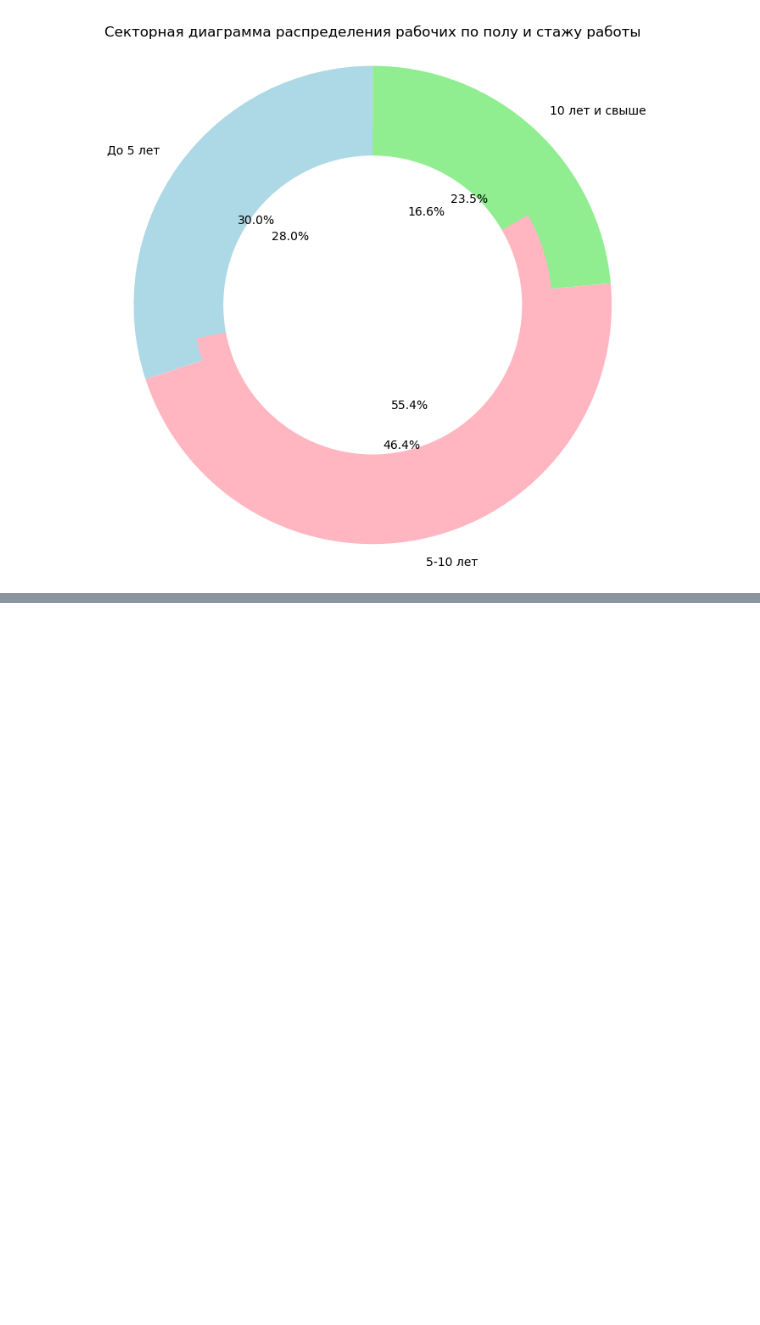
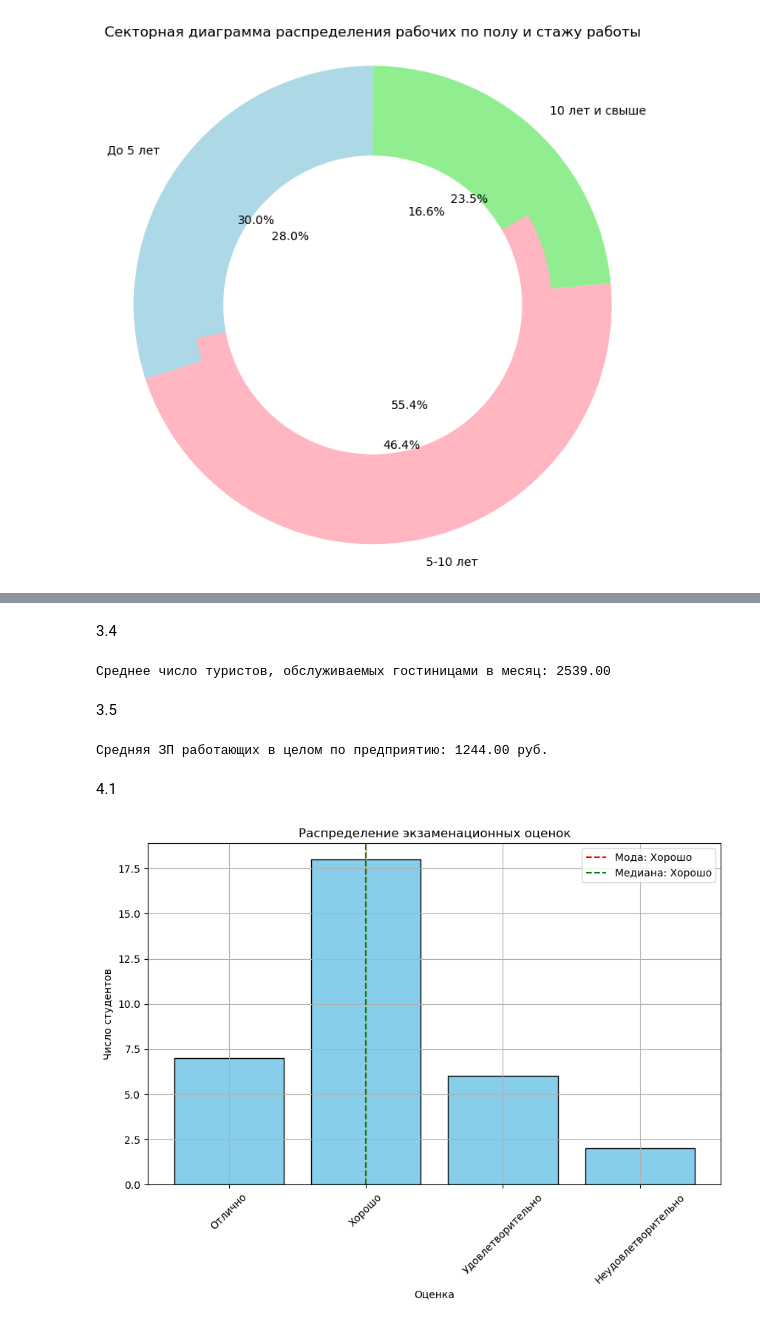
Before and after one commit to NDaVS/math, a Jupyter notebook: terver/dz4/main.ipynb, the cells around one changed output, grey strips where cells are left out. Drawn from its saved outputs; the diff is of its cells as text; code cells hidden in the pictures; blank space fills up the shorter version.

```diff
--- a/terver/dz4/main.ipynb
+++ b/terver/dz4/main.ipynb
@@ -485,0 +536,64 @@ plt.show()
+# %% [markdown]
+3.4
+# %%
+# Данные
+tourist_groups = ['1800-2000', '2000-2200', '2200-2400', '2400-2600', '2600-2800', '2800-3000', '3000-3200']
+hotel_percentages = [7.3, 10.4, 12.2, 25.5, 22.4, 14.6, 7.6]
+
+# Преобразуем группы гостиниц в середины интервалов
+midpoints = [(int(group.split('-')[0]) + int(group.split('-')[1])) / 2 for group in tourist_groups]
+
+# Вычисляем среднее число туристов методом условного нуля (методом моментов)
+average_tourists = sum(midpoint * percentage / 100 for midpoint, percentage in zip(midpoints, hotel_percentages))
+
+# Вывод результата
+print(f"Среднее число туристов, обслуживаемых гостиницами в месяц: {average_tourists:.2f}")
+# %% [output]
+Среднее число туристов, обслуживаемых гостиницами в месяц: 2539.00
+# %% [markdown]
+3.5
+# %%
+# Данные
+average_salaries = [1100, 1230, 1150, 1350]  # Средняя ЗП в цехах, руб.
+wage_funds = [20, 30, 10, 40]  # ФОТ в цехах, % к итогу
+
+# Вычисление средней ЗП работающих в целом по предприятию
+total_wage = sum(salary * fund / 100 for salary, fund in zip(average_salaries, wage_funds))
+
+# Вывод результата
+print(f"Средняя ЗП работающих в целом по предприятию: {total_wage:.2f} руб.")
+# %% [output]
+Средняя ЗП работающих в целом по предприятию: 1244.00 руб.
+# %% [markdown]
+4.1
+# %%
+
+
+# Данные
+grades = ['Отлично', 'Хорошо', 'Удовлетворительно', 'Неудовлетворительно']
+students_count = [7, 18, 6, 2]
+
+# Определение моды (максимальное количество студентов)
+mode_index = np.argmax(students_count)
+mode = grades[mode_index]
+
+# Определение медианы
+total_students = sum(students_count)
+cumulative_count = np.cumsum(students_count)
+median_index = np.searchsorted(cumulative_count, total_students / 2)
+median = grades[median_index]
+
+# Графическое представление
+plt.figure(figsize=(10, 6))
+plt.bar(grades, students_count, color='skyblue', edgecolor='black')
+plt.xlabel('Оценка')
+plt.ylabel('Число студентов')
+plt.title('Распределение экзаменационных оценок')
+plt.axvline(x=mode, color='red', linestyle='--', label=f'Мода: {mode}')
+plt.axvline(x=median, color='green', linestyle='--', label=f'Медиана: {median}')
+plt.legend()
+plt.grid(True)
+plt.xticks(rotation=45)
+plt.show()
+# %% [output]
+[figure, added]
```
Also changed, not shown: parts of 12 cells of this notebook, 10 other files.
